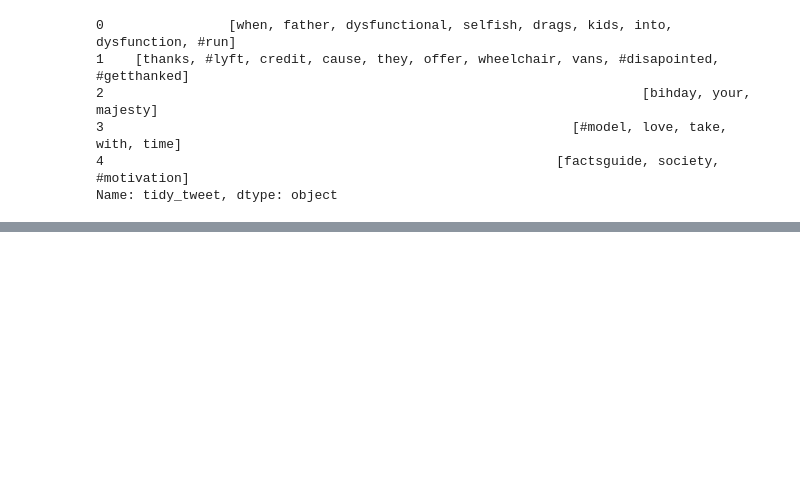
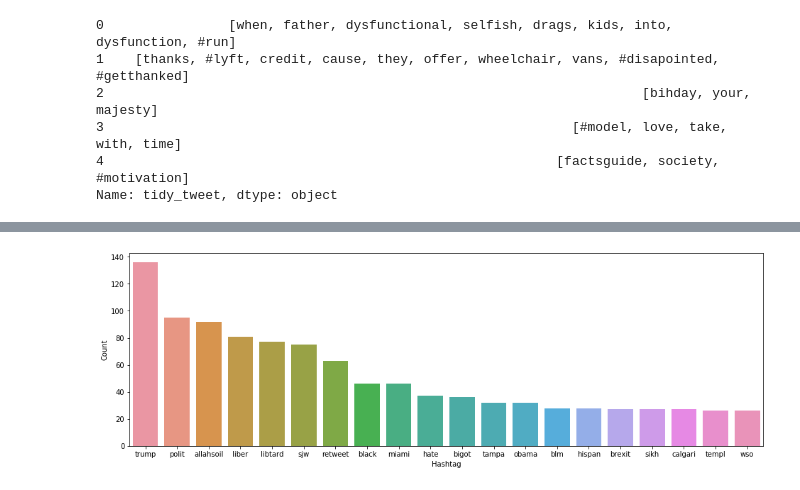
Before and after one commit to ayush-ruel/Twitter-sentiment-analysis-using-python, a Jupyter notebook: Twitter Sentiment Analysis.ipynb, the cells around one changed output, grey strips where cells are left out. Saved outputs shown, nothing was run; the diff lists cells and outputs as text; code cells hidden in the pictures; blank space fills up the shorter version.

```diff
--- a/Twitter Sentiment Analysis.ipynb
+++ b/Twitter Sentiment Analysis.ipynb
@@ -184,0 +235,11 @@ plt.show()
+# %%
+#plotting a bar graph for top 10 hashtags in racist tweets
+b = nltk.FreqDist(HT_negative)
+e = pd.DataFrame({'Hashtag': list(b.keys()),'Count': list(b.values())})
+
+# selecting top 20 most frequent hashtags
+e = e.nlargest(columns="Count", n = 20)
+plt.figure(figsize=(16,5))
+ax = sns.barplot(data=e, x= "Hashtag", y = "Count")
+# %% [output]
+[figure, added]
```
Also changed, not shown: parts of 29 cells of this notebook.
